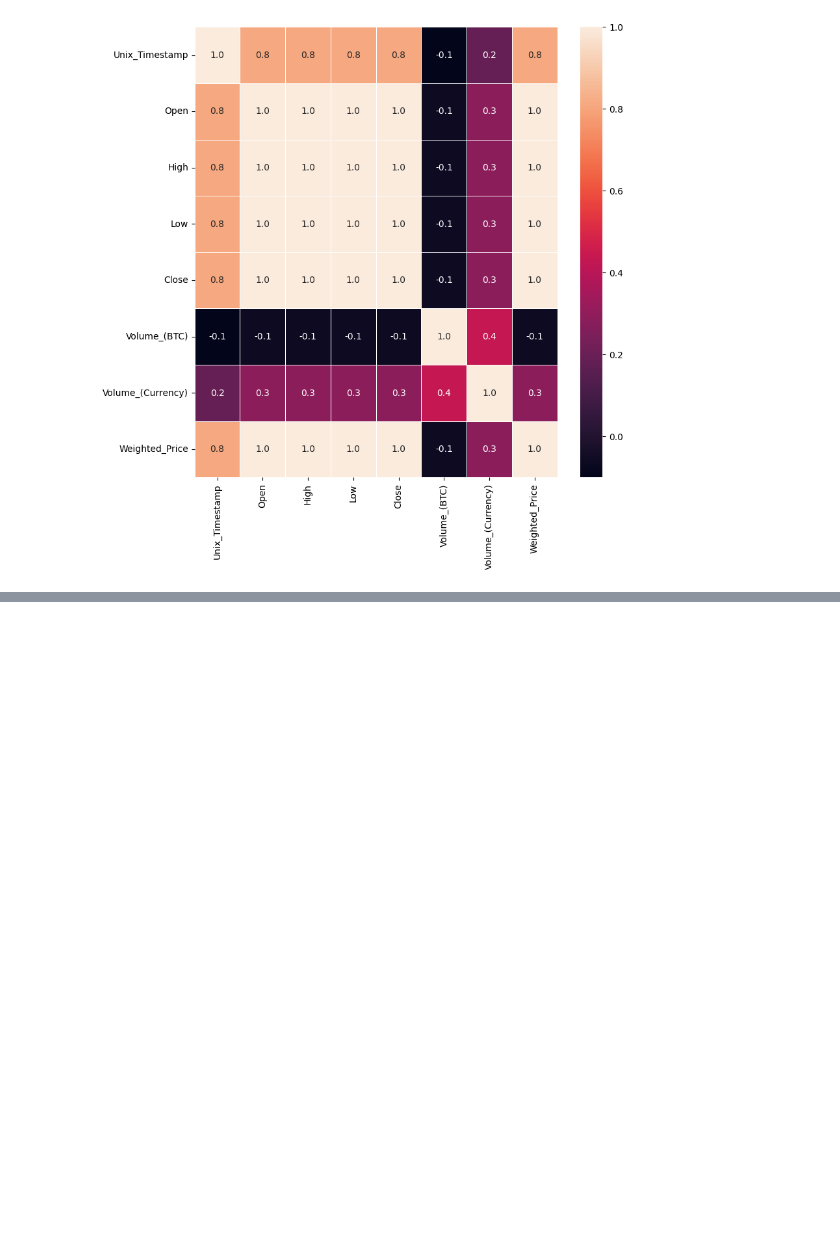
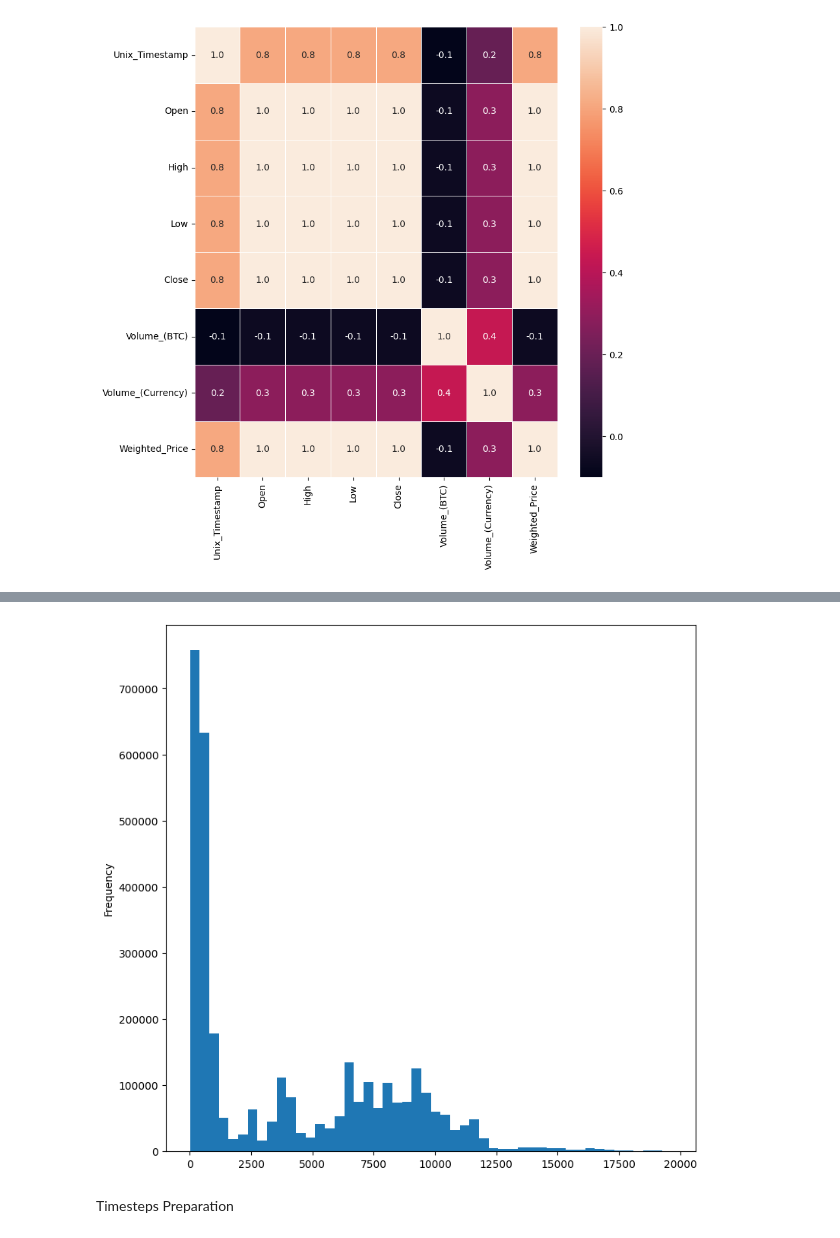
Before and after one commit to taytran1510/Lab_DeepLearning_CS, a Jupyter notebook: Lab4_Blockchain.ipynb, the cells around one changed output, grey strips where cells are left out. Saved outputs shown, nothing was run; the diff lists cells and outputs as text; code cells hidden in the pictures; blank space fills up the shorter version.

```diff
--- a/Lab4_Blockchain.ipynb
+++ b/Lab4_Blockchain.ipynb
@@ -138,0 +171,9 @@ plt.show()
+# %%
+# Histogram
+# bins = number of bar in figure
+df.Weighted_Price.plot(kind = 'hist',bins = 50,figsize = (9,9))
+plt.show()
+# %% [output]
+[figure, added]
+# %% [markdown]
+Timesteps Preparation
```
Also changed, not shown: parts of 14 cells of this notebook.
